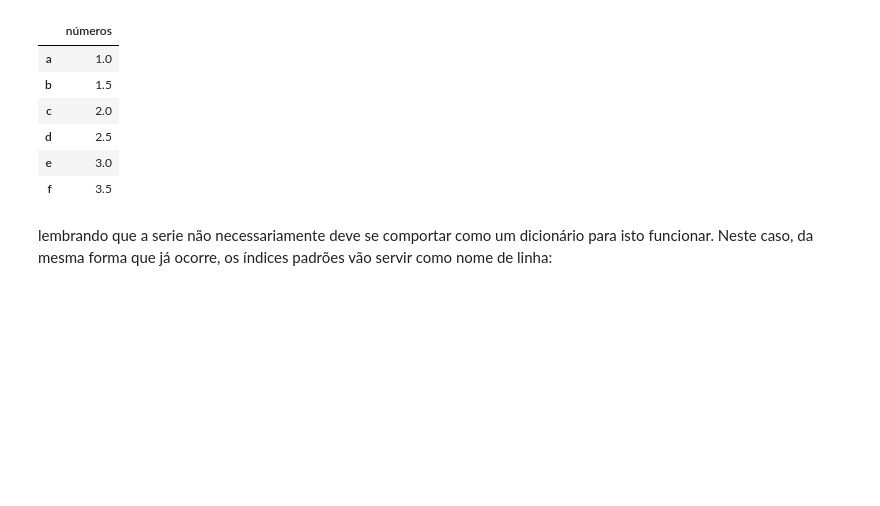
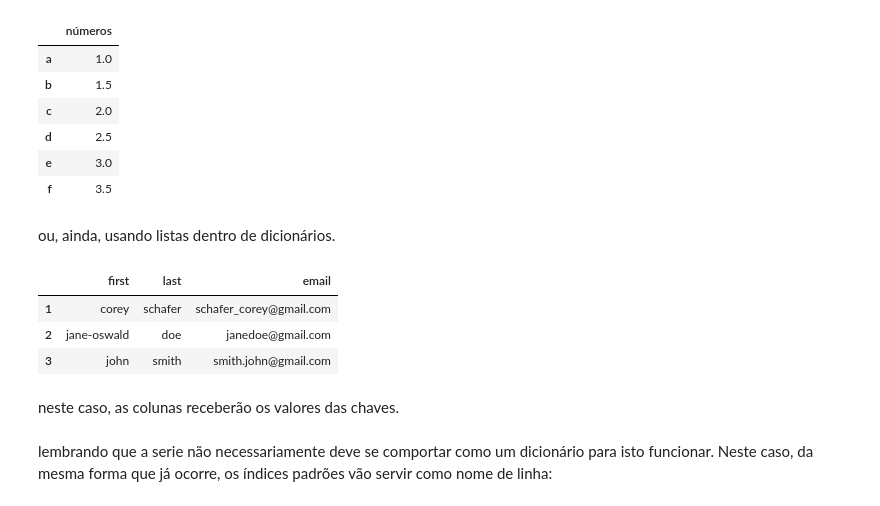
Before and after one commit to lucas-mt/studyPY, a Jupyter notebook: explicaçõesPY/módulos/pandas/objetos.ipynb, the cells around one changed output. Cells and saved outputs as stored; diff of their text form; code cells hidden in the pictures; blank space fills up the shorter version.

```diff
--- a/explicaçõesPY/módulos/pandas/objetos.ipynb
+++ b/explicaçõesPY/módulos/pandas/objetos.ipynb
@@ -366,6 +366,22 @@ mtz
 | d | 2.5 |
 | e | 3.0 |
 | f | 3.5 |
+# %% [markdown]
+ou, ainda, usando listas dentro de dicionários.
+# %%
+pessoas = {'first': ['corey', 'jane-oswald', 'john'],
+           'last': ['schafer', 'doe', 'smith'],
+           'email': ['schafer_corey@gmail.com', 'janedoe@gmail.com', 'smith.john@gmail.com']}
+
+df = pd.DataFrame(pessoas, index=[i for i in range(1, 4)])
+df
+# %% [output]
+|  | first | last | email |
+| 1 | corey | schafer | schafer_corey@gmail.com |
+| 2 | jane-oswald | doe | janedoe@gmail.com |
+| 3 | john | smith | smith.john@gmail.com |
+# %% [markdown]
+neste caso, as colunas receberão os valores das chaves.
 # %% [markdown]
 lembrando que a serie não necessariamente deve se comportar como um dicionário para isto funcionar. Neste caso, da mesma forma que já ocorre, os índices padrões vão servir como nome de linha:
 # %%
```
Also changed, not shown: parts of 8 cells of this notebook, 1 other file.
